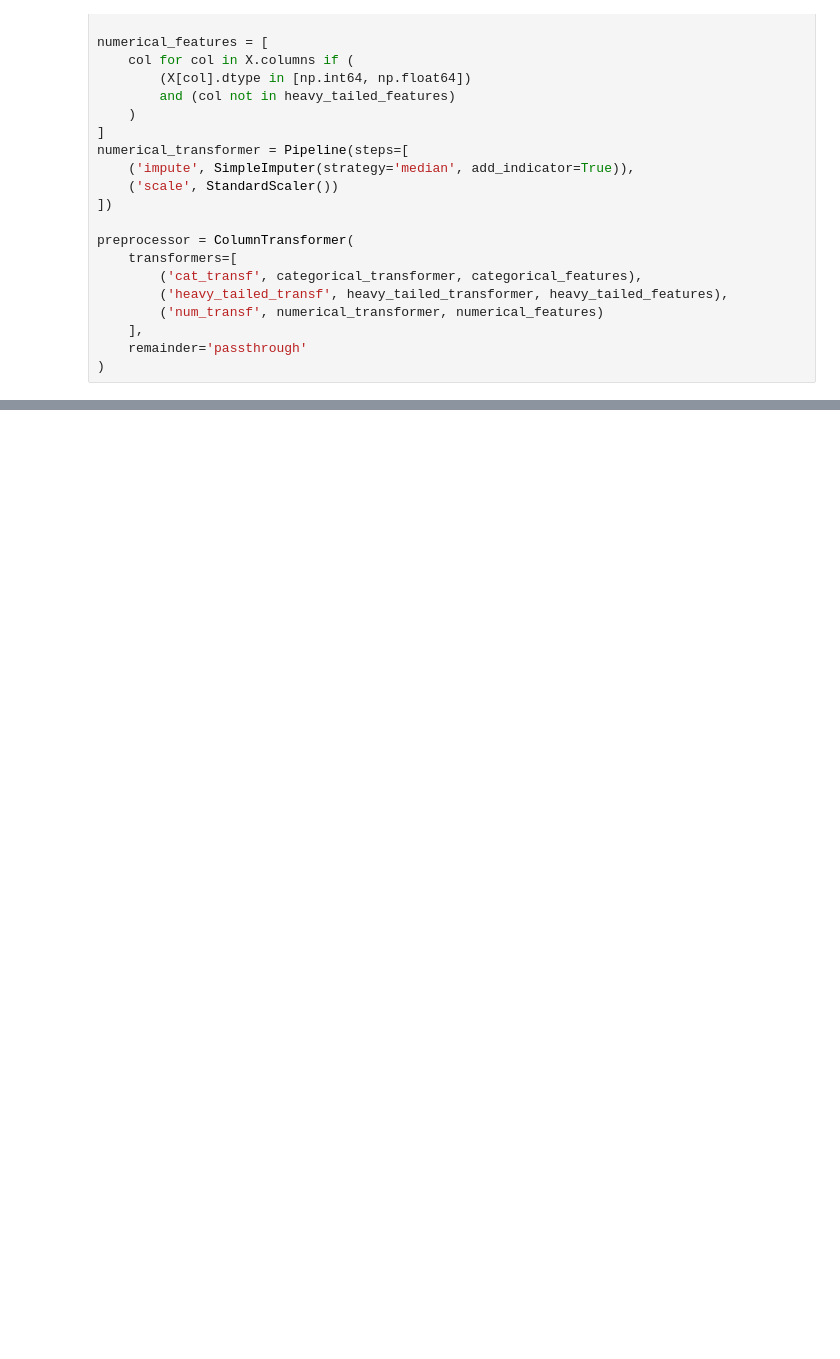
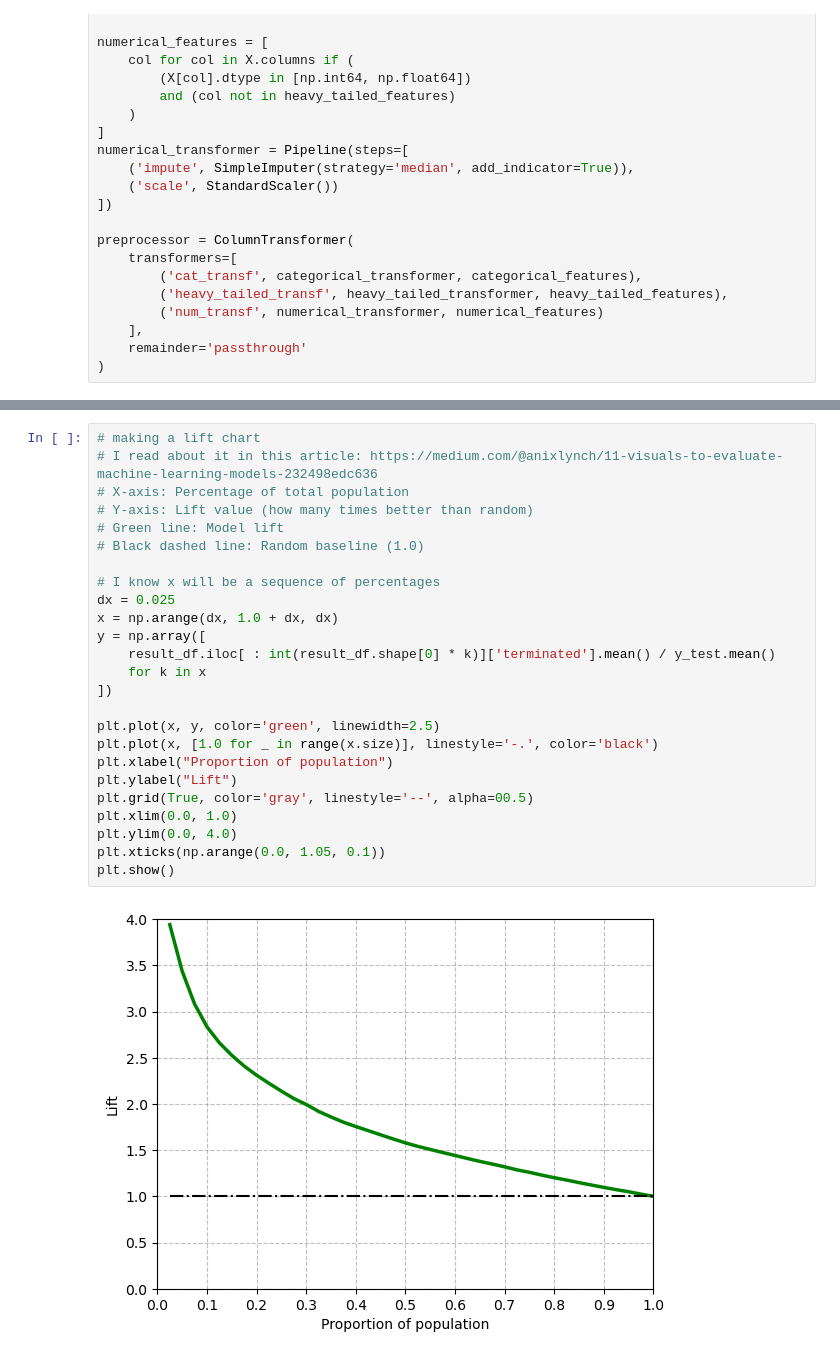
Before and after one commit to danherbb/clinical-trial-termination-risk, a Jupyter notebook: notebooks/modeling.ipynb, the cells around one changed output, grey strips where cells are left out. Saved outputs shown, nothing was run; the diff lists cells and outputs as text; blank space fills up the shorter version.

```diff
--- a/notebooks/modeling.ipynb
+++ b/notebooks/modeling.ipynb
@@ -269,0 +288,27 @@ result_df
+# %%
+# making a lift chart
+# I read about it in this article: https://medium.com/@anixlynch/11-visuals-to-evaluate-machine-learning-models-232498edc636
+# X-axis: Percentage of total population
+# Y-axis: Lift value (how many times better than random)
+# Green line: Model lift
+# Black dashed line: Random baseline (1.0)
+
+# I know x will be a sequence of percentages
+dx = 0.025
+x = np.arange(dx, 1.0 + dx, dx)
+y = np.array([
+    result_df.iloc[ : int(result_df.shape[0] * k)]['terminated'].mean() / y_test.mean()
+    for k in x
+])
+
+plt.plot(x, y, color='green', linewidth=2.5)
+plt.plot(x, [1.0 for _ in range(x.size)], linestyle='-.', color='black')
+plt.xlabel("Proportion of population")
+plt.ylabel("Lift")
+plt.grid(True, color='gray', linestyle='--', alpha=00.5)
+plt.xlim(0.0, 1.0)
+plt.ylim(0.0, 4.0)
+plt.xticks(np.arange(0.0, 1.05, 0.1))
+plt.show()
+# %% [output]
+[figure, added]
```
Also changed, not shown: parts of 17 cells of this notebook, 3 other files.
